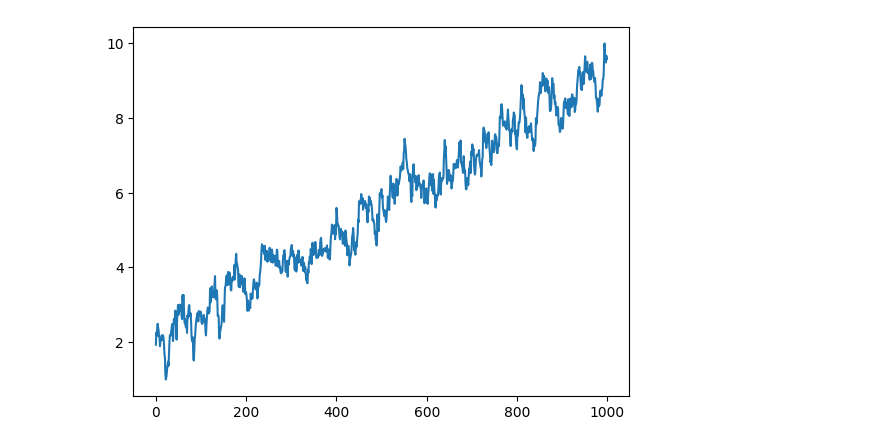
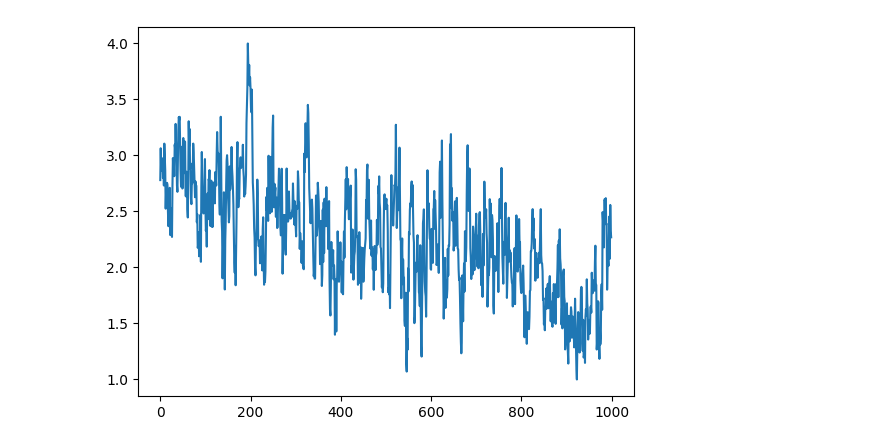
Before and after one commit to anuscabc/markdown_estimation, a Jupyter notebook: simulations/processes.ipynb, the cells around one changed output. Cells and saved outputs as stored; diff of their text form; code cells hidden in the pictures.

```diff
--- a/simulations/processes.ipynb
+++ b/simulations/processes.ipynb
@@ -2,23 +2,23 @@
 import numpy as np
 import matplotlib.pyplot as plt
 # %%
-a = 0.9
-b = 0.004
+a = 0.8
+b = -0.0009
 T = 1000
 
-c_max = 10.
+c_max = 4.
 c_min = 1.
 
 all_t = np.arange(T)
 
 x = np.zeros(T)
 
 for t in range(1, T):
     x[t] = b * all_t[t] + a * x[t-1] + np.random.normal(0, 1)
 
 x =  (x - min(x)) / (max(x) - min(x)) * (c_max - c_min) + c_min
 
 plt.plot(x)
 plt.show()
 # %% [output]
-[figure, old version]
+[figure, new version]
```
Also changed, not shown: parts of 1 cell of this notebook, 8 other files.
